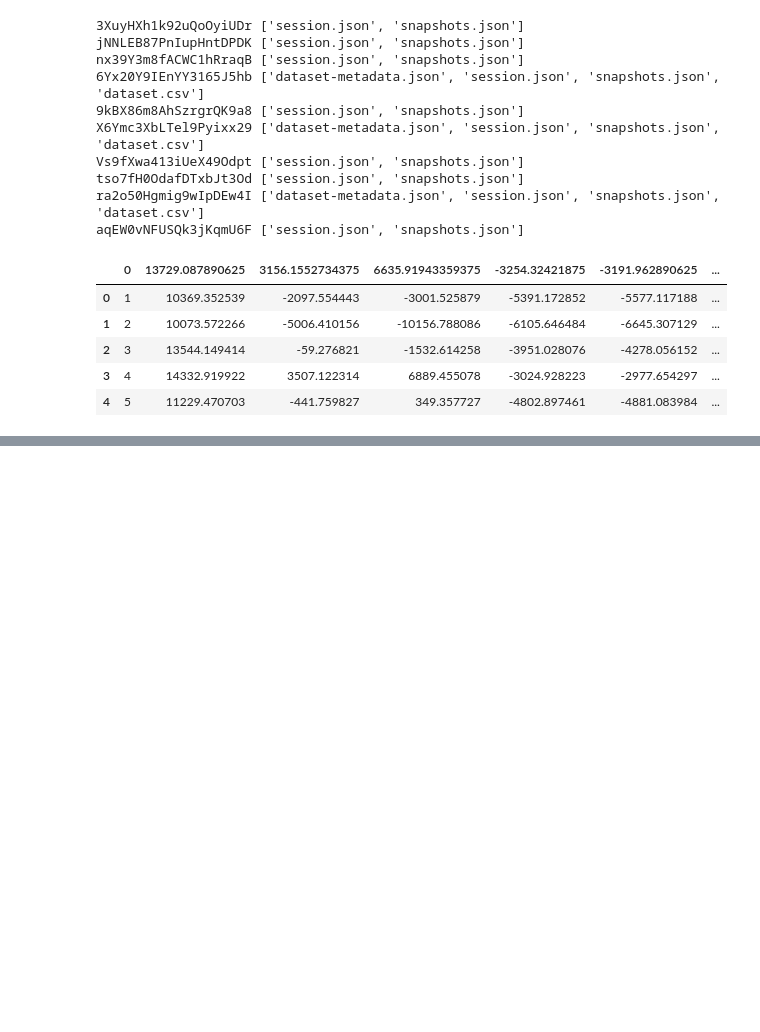
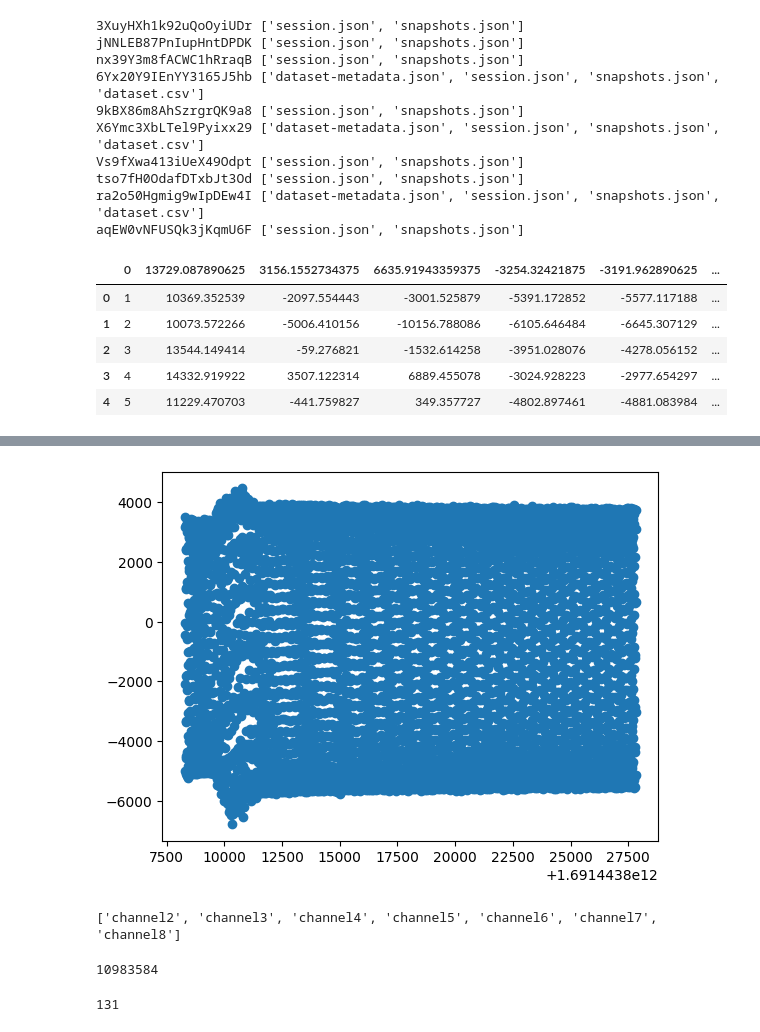
Before and after one commit to JeremyNixon/neurosity, a Jupyter notebook: Raw Data Analysis.ipynb, the cells around one changed output, grey strips where cells are left out. Saved outputs shown, nothing was run; the diff lists cells and outputs as text; code cells hidden in the pictures; blank space fills up the shorter version.

```diff
--- a/Raw Data Analysis.ipynb
+++ b/Raw Data Analysis.ipynb
@@ -31 +134,11 @@ df[:5]
+# %%
+plt.scatter(large_df['timestamp'][:5000], large_df['C3'][:5000])
+plt.show()
+# %% [output]
+[figure, added]
+# %%
+channel_names = ["channel" + str(i) for i in range(2, 9)]
+print(channel_names)
+# %% [output]
+['channel2', 'channel3', 'channel4', 'channel5', 'channel6', 'channel7', 'channel8']
 # %%
@@ -32,0 +151,8 @@ df.colnames =
+# %%
+len(large_df)
+# %% [output]
+10983584
+# %%
+len(large_df['session_id'].value_counts())
+# %% [output]
+131
```
Also changed, not shown: parts of 26 cells of this notebook.
